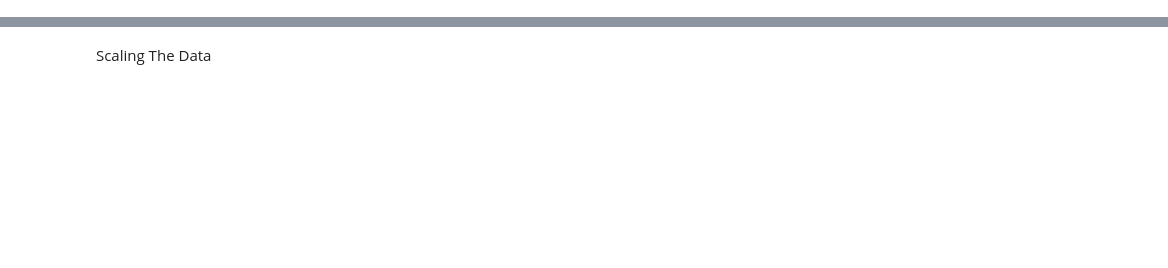
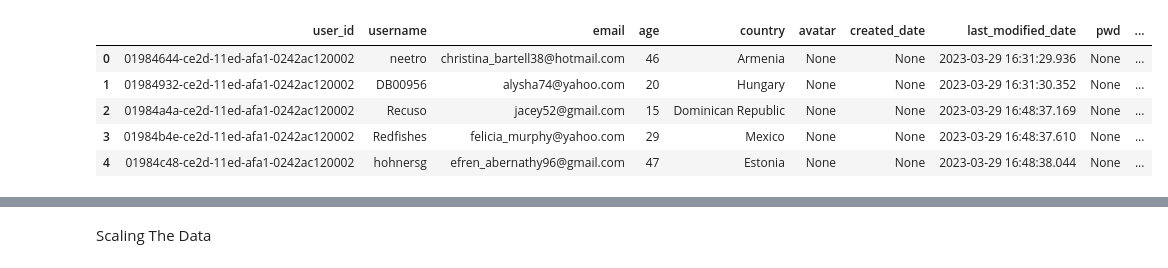
Before and after one commit to GameBuddyDevs/GameBuddy-Model, a Jupyter notebook: GameBuddy-Matching/models/test.ipynb, the cells around one changed output, grey strips where cells are left out. Drawn from its saved outputs; the diff is of its cells as text; code cells hidden in the pictures; blank space fills up the shorter version.

```diff
--- a/GameBuddy-Matching/models/test.ipynb
+++ b/GameBuddy-Matching/models/test.ipynb
@@ -7,0 +6,13 @@ df = df.drop('result', axis=1)
+# %%
+pwd = '3uT4}dpjK2PUk2#n'
+engine = create_engine(f"postgresql://gamebuddy:{pwd}@l2.eren.wtf:5432/gamebuddydb", poolclass=NullPool)
+# %%
+data = pd.read_sql_query(sql=sql_text('select * from schauth.gamer where username is not null and is_verified is true and is_blocked is false'), con=engine.connect())
+data.head()
+# %% [output]
+|  | user_id | username | email | age | country | avatar | created_date | last_modified_date | pwd | ... |
+| 0 | 01984644-ce2d-11ed-afa1-0242ac120002 | neetro | christina_bartell38@hotmail.com | 46 | Armenia | None | None | 2023-03-29 16:31:29.936 | None | ... |
+| 1 | 01984932-ce2d-11ed-afa1-0242ac120002 | DB00956 | alysha74@yahoo.com | 20 | Hungary | None | None | 2023-03-29 16:31:30.352 | None | ... |
+| 2 | 01984a4a-ce2d-11ed-afa1-0242ac120002 | Recuso | jacey52@gmail.com | 15 | Dominican Republic | None | None | 2023-03-29 16:48:37.169 | None | ... |
+| 3 | 01984b4e-ce2d-11ed-afa1-0242ac120002 | Redfishes | felicia_murphy@yahoo.com | 29 | Mexico | None | None | 2023-03-29 16:48:37.610 | None | ... |
+| 4 | 01984c48-ce2d-11ed-afa1-0242ac120002 | hohnersg | efren_abernathy96@gmail.com | 47 | Estonia | None | None | 2023-03-29 16:48:38.044 | None | ... |
```
Also changed, not shown: parts of 33 cells of this notebook, 6 other files.
